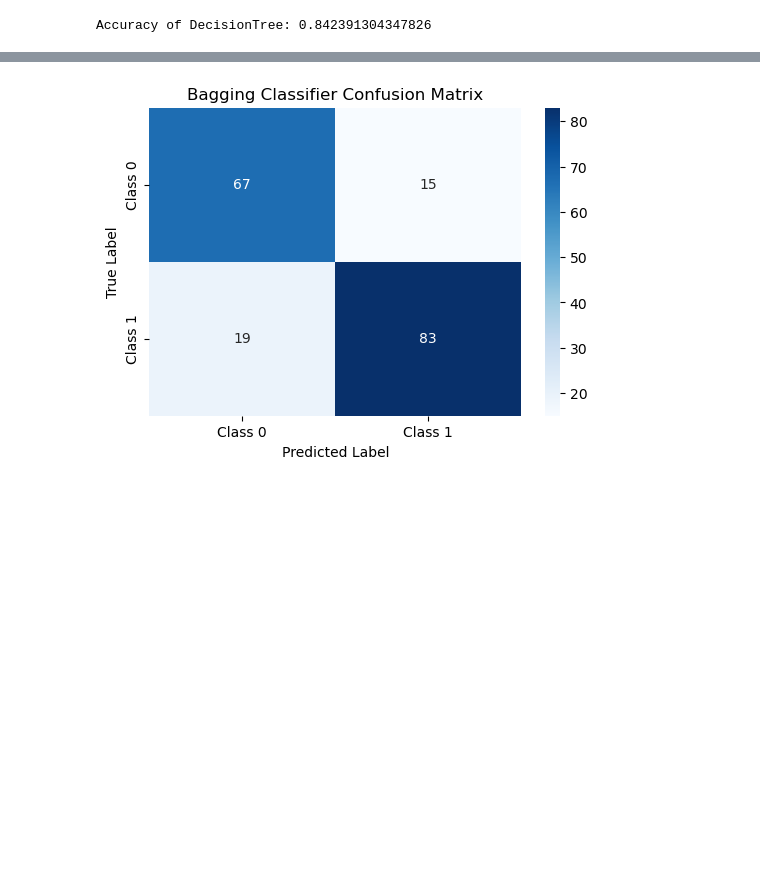
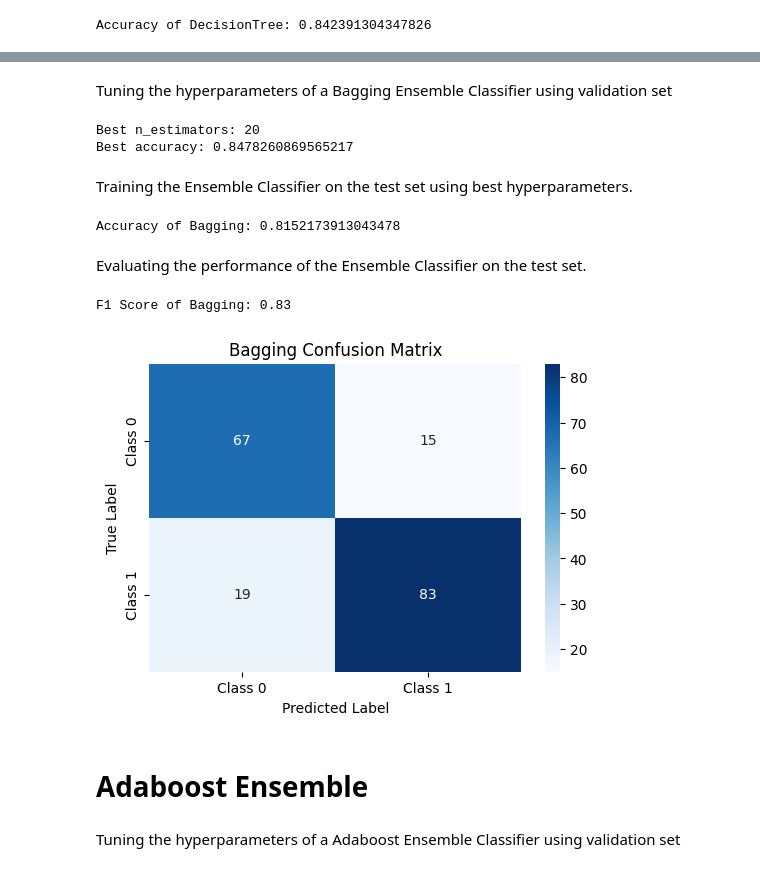
Before and after one commit to Into-To-AI/CardioVascular-Disease-Classification, a Jupyter notebook: train.ipynb, the cells around one changed output, grey strips where cells are left out. Saved outputs shown, nothing was run; the diff lists cells and outputs as text; code cells hidden in the pictures; blank space fills up the shorter version.

Commit message:
Tuning Done and Clean up the Notebook

```diff
--- a/train.ipynb
+++ b/train.ipynb
@@ -22,7 +23,7 @@ y = data['HeartDisease']
 
 # One-Hot Encoding for non-binary categorical features
 categorical_cols = X.select_dtypes(include=['object', 'category']).columns.tolist()
-encoder = OneHotEncoder(sparse=False)
+encoder = OneHotEncoder(sparse_output=False)
 
 if categorical_cols:  # Only encode if there are categorical features
     encoded_array = encoder.fit_transform(X[categorical_cols])
@@ -126,13 +114,64 @@ Bagging Classifier F1-Score: 0.8300
+# %% [markdown]
+Tuning the hyperparameters of a Bagging Ensemble Classifier using validation set
+# %%
+# tune the hyperparameters of the Boosting
+n_estimators = [20, 25, 30, 35, 40, 45, 50]
+
+# Initialize best hyperparameters
+best_n_estim = None
+best_accuracy_bag = 0
+
+# Tune hyperparameters
+for n_estm in n_estimators:
+    model_bag = BaggingClassifier(base_learner=DecisionTree, n_estimators=n_estm)
+    model_bag.fit(X_train, y_train)
+    y_pred_bag = model_bag.predict(X_val)
+    accuracy_bag = accuracy_score(y_val, y_pred_bag)
+    if accuracy_bag > best_accuracy_bag:
+        best_n_estim = n_estm
+        best_accuracy_bag = accuracy_bag
+
+print(f'Best n_estimators: {best_n_estim}')
+print(f'Best accuracy: {best_accuracy_bag}')
+# %% [output]
+Best n_estimators: 20
+Best accuracy: 0.8478260869565217
+# %% [markdown]
+Training the Ensemble Classifier on the test set using best hyperparameters.
+# %%
+#Train the Bagging model with the best hyperparameters
+bag_model = BaggingClassifier(base_learner=DecisionTree, n_estimators=best_n_estim)
+bag_model.fit(X_train, y_train)
+
+# get predictions and accuracy of the Bagging model on the test set
+y_pred_bag_test = bag_model.predict(X_test)
+test_accuracy_bag = accuracy_score(y_test, y_pred_bag_test)
+print(f"Accuracy of Bagging: {test_accuracy_bag}")
+# %% [output]
+Accuracy of Bagging: 0.8152173913043478
+# %% [markdown]
+Evaluating the performance of the Ensemble Classifier on the test set.
 # %%
-# Plot Confusion Matrix
+# calculate the F-1 score
+f1_bag = f1_score(y_test, y_pred_bag_test)
+print(f"F1 Score of Bagging: {f1_bag}")
+
+#plot the confusion matrix
+conf_matrix_bag = confusion_matrix(y_test, y_pred_bag_test)
+
 def plot_confusion_matrix(conf_matrix, title):
     plt.figure(figsize=(6, 4))
     sns.heatmap(conf_matrix, annot=True, fmt='d', cmap='Blues', xticklabels=["Class 0", "Class 1"], yticklabels=["Class 0", "Class 1"])
     plt.xlabel("Predicted Label")
     plt.ylabel("True Label")
     plt.title(title)
     plt.show()
 
-plot_confusion_matrix(conf_matrix, "Bagging Classifier Confusion Matrix")
+plot_confusion_matrix(conf_matrix_bag, "Bagging Confusion Matrix")
 # %% [output]
+F1 Score of Bagging: 0.83
-[figure, old version]
+[figure, new version]
+# %% [markdown]
+# Adaboost Ensemble
+# %% [markdown]
+Tuning the hyperparameters of a Adaboost Ensemble Classifier using validation set
```
Also changed, not shown: parts of 19 cells of this notebook, 1 other file.
